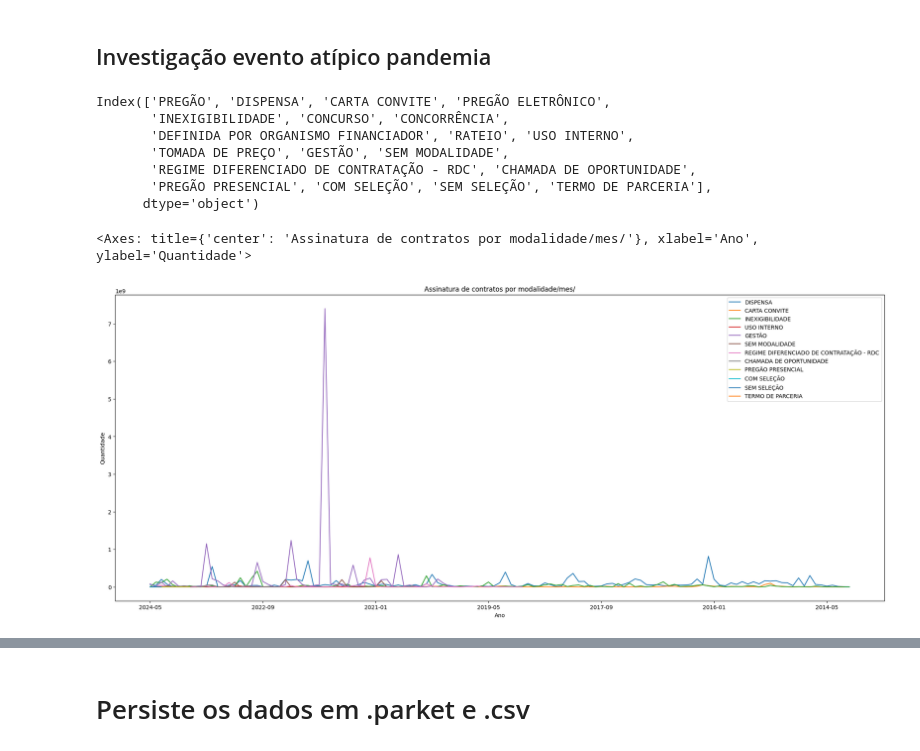
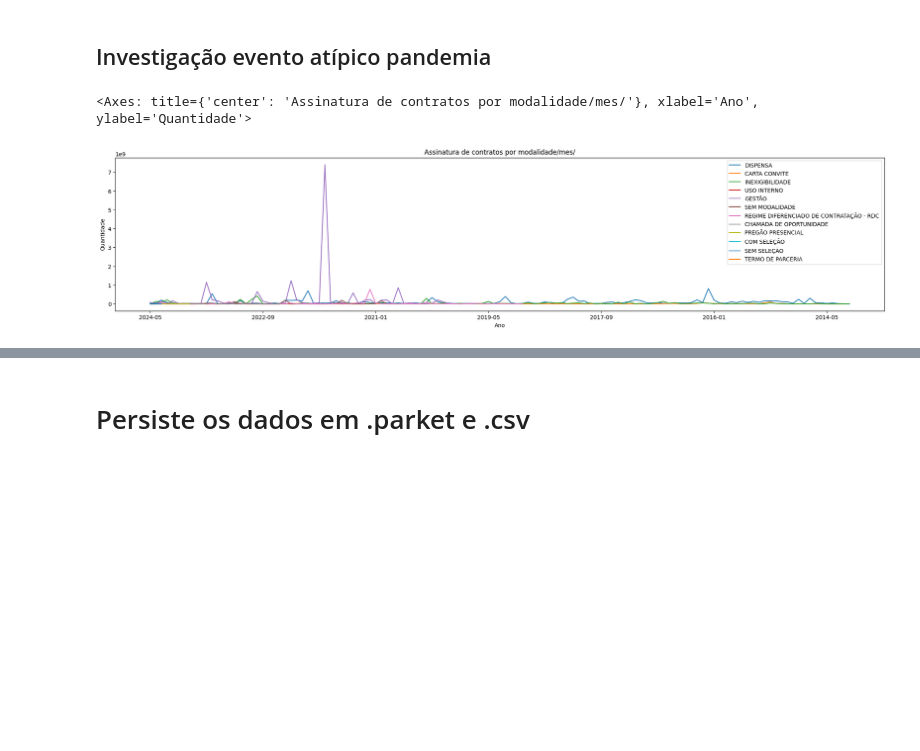
Before and after one commit to kandarpagalas/processamento-dados-api-contratos-gov-ce, a Jupyter notebook: Trabalho_final_Kandarpa Galas_Processamento_Dados.ipynb, the cells around one changed output, grey strips where cells are left out. Drawn from its saved outputs; the diff is of its cells as text; code cells hidden in the pictures; blank space fills up the shorter version.

```diff
--- a/Trabalho Processamento de dados.ipynb
+++ b/Trabalho_final_Kandarpa Galas_Processamento_Dados.ipynb
@@ -827,50 +827,42 @@ df_filtrado = temp_df
 acumulador = {}
 
 df0 = df_filtrado.groupby(["year-month"], observed=True)["calculated_valor_pago"]\
-        .sum().reset_index(name = modalidade)\
+        .sum().reset_index()\
         .sort_values(by="year-month", ascending=False)
 
 acumulador["mes"] = df0["year-month"].unique()
 
 for modalidade in modalidades:
     df_intermediario = df_filtrado[df_filtrado["descricao_modalidade"] == modalidade].groupby(["year-month"], observed=True)["calculated_valor_pago"]\
         .sum().reset_index(name = modalidade)\
         .sort_values(by="year-month", ascending=False)
 
 
     acumulador[modalidade] = df_intermediario[modalidade]
 
 df1 = pd.DataFrame(acumulador)
 
-df1.head()
 
 labels = df1.columns
 # del labels[0]
-labels[1:]
-print(labels[1:])
+# labels[1:]
+# print(labels[1:])
 
 label_parcial = ['DISPENSA', 'CARTA CONVITE',
        'INEXIGIBILIDADE', 'USO INTERNO', 'GESTÃO', 'SEM MODALIDADE',
        'REGIME DIFERENCIADO DE CONTRATAÇÃO - RDC', 'CHAMADA DE OPORTUNIDADE',
        'PREGÃO PRESENCIAL', 'COM SELEÇÃO', 'SEM SELEÇÃO', 'TERMO DE PARCERIA']
 
 
 df1.plot(
     kind = "line",
     x = "mes",
     y = label_parcial,
-    figsize = (25,10),
+    figsize = (25,5),
     title = "Assinatura de contratos por modalidade/mes/",
     xlabel= "Ano",
     ylabel= "Quantidade"
 )
 # %% [output]
-Index(['PREGÃO', 'DISPENSA', 'CARTA CONVITE', 'PREGÃO ELETRÔNICO',
-       'INEXIGIBILIDADE', 'CONCURSO', 'CONCORRÊNCIA',
-       'DEFINIDA POR ORGANISMO FINANCIADOR', 'RATEIO', 'USO INTERNO',
-       'TOMADA DE PREÇO', 'GESTÃO', 'SEM MODALIDADE',
-       'REGIME DIFERENCIADO DE CONTRATAÇÃO - RDC', 'CHAMADA DE OPORTUNIDADE',
-       'PREGÃO PRESENCIAL', 'COM SELEÇÃO', 'SEM SELEÇÃO', 'TERMO DE PARCERIA'],
-      dtype='object')
+<Axes: title={'center': 'Assinatura de contratos por modalidade/mes/'}, xlabel='Ano', ylabel='Quantidade'>
-<Axes: title={'center': 'Assinatura de contratos por modalidade/mes/'}, xlabel='Ano', ylabel='Quantidade'>
-[figure, old version]
+[figure, new version]
```
Also changed, not shown: parts of 13 cells of this notebook.
